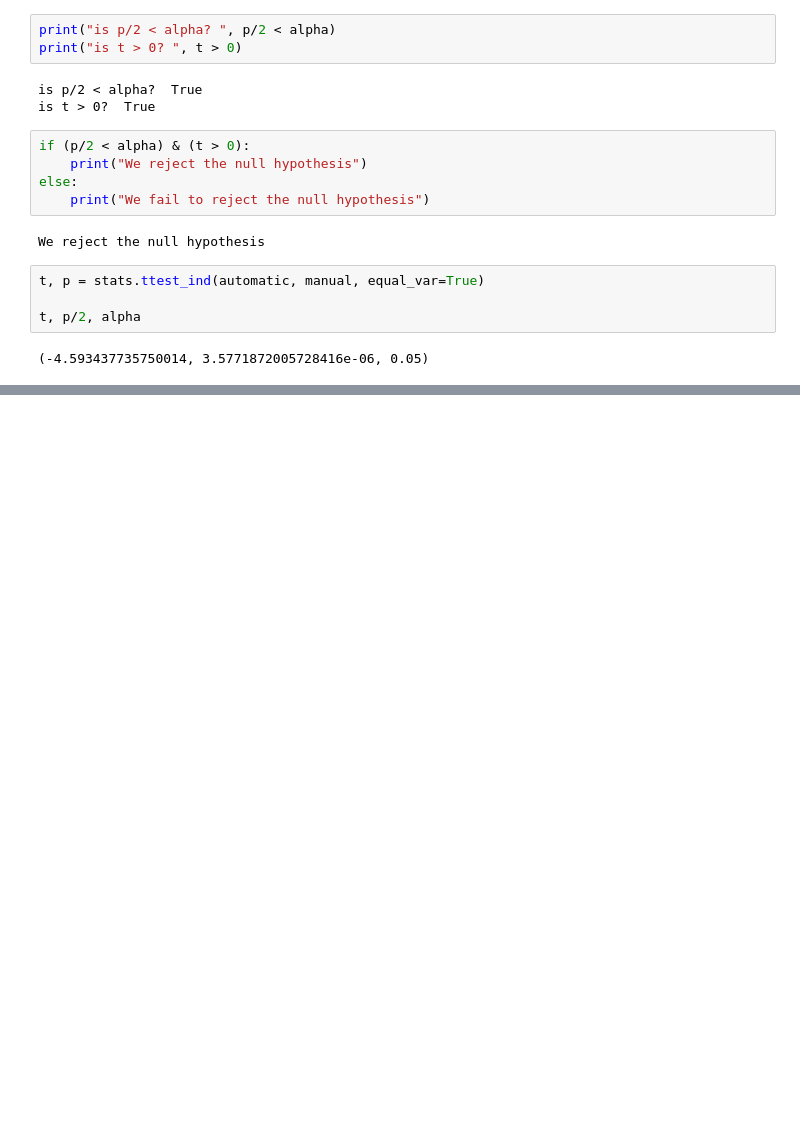
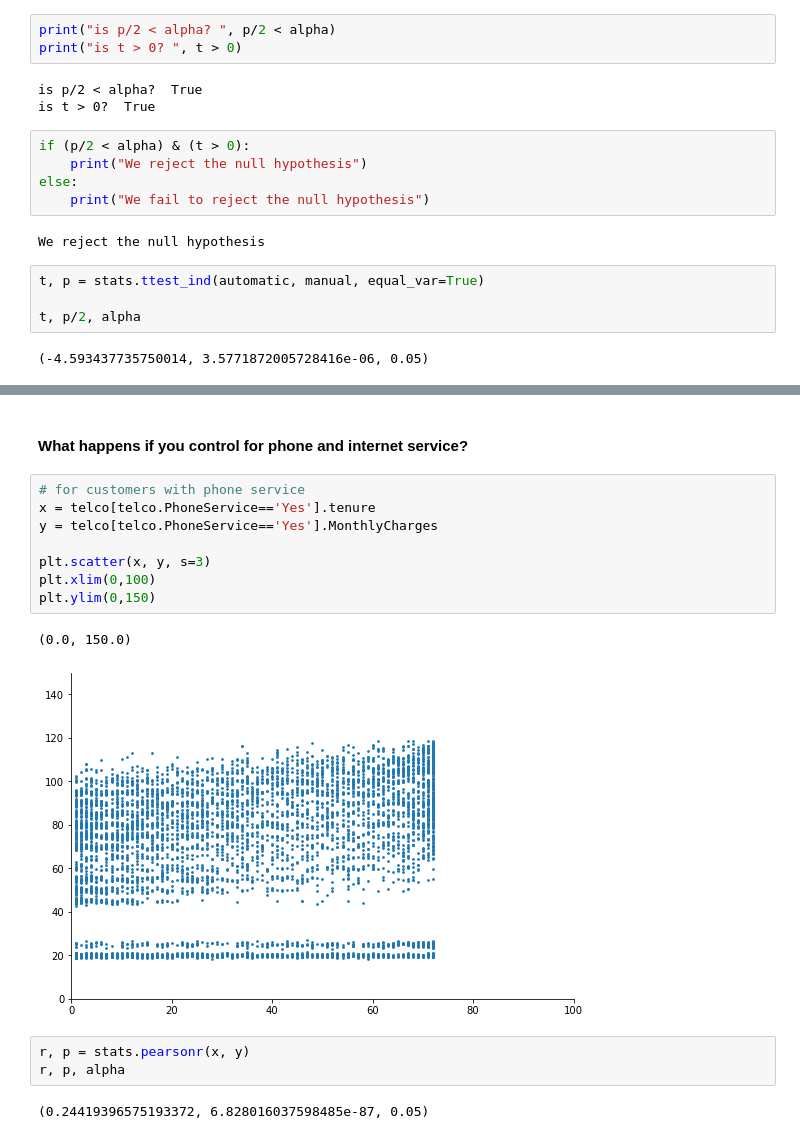
Before and after one commit to DesireeMcElroy/statistics-exercises, a Jupyter notebook: hypothesis_testing.ipynb, the cells around one changed output, grey strips where cells are left out. Saved outputs shown, nothing was run; the diff lists cells and outputs as text; blank space fills up the shorter version.

```diff
--- a/hypothesis_testing.ipynb
+++ b/hypothesis_testing.ipynb
@@ -278,0 +338,18 @@ t, p/2, alpha
+# %% [markdown]
+#### What happens if you control for phone and internet service?
+# %%
+# for customers with phone service
+x = telco[telco.PhoneService=='Yes'].tenure
+y = telco[telco.PhoneService=='Yes'].MonthlyCharges
+
+plt.scatter(x, y, s=3)
+plt.xlim(0,100)
+plt.ylim(0,150)
+# %% [output]
+(0.0, 150.0)
+[figure, added]
+# %%
+r, p = stats.pearsonr(x, y)
+r, p, alpha
+# %% [output]
+(0.24419396575193372, 6.828016037598485e-87, 0.05)
```
Also changed, not shown: parts of 46 cells of this notebook.
